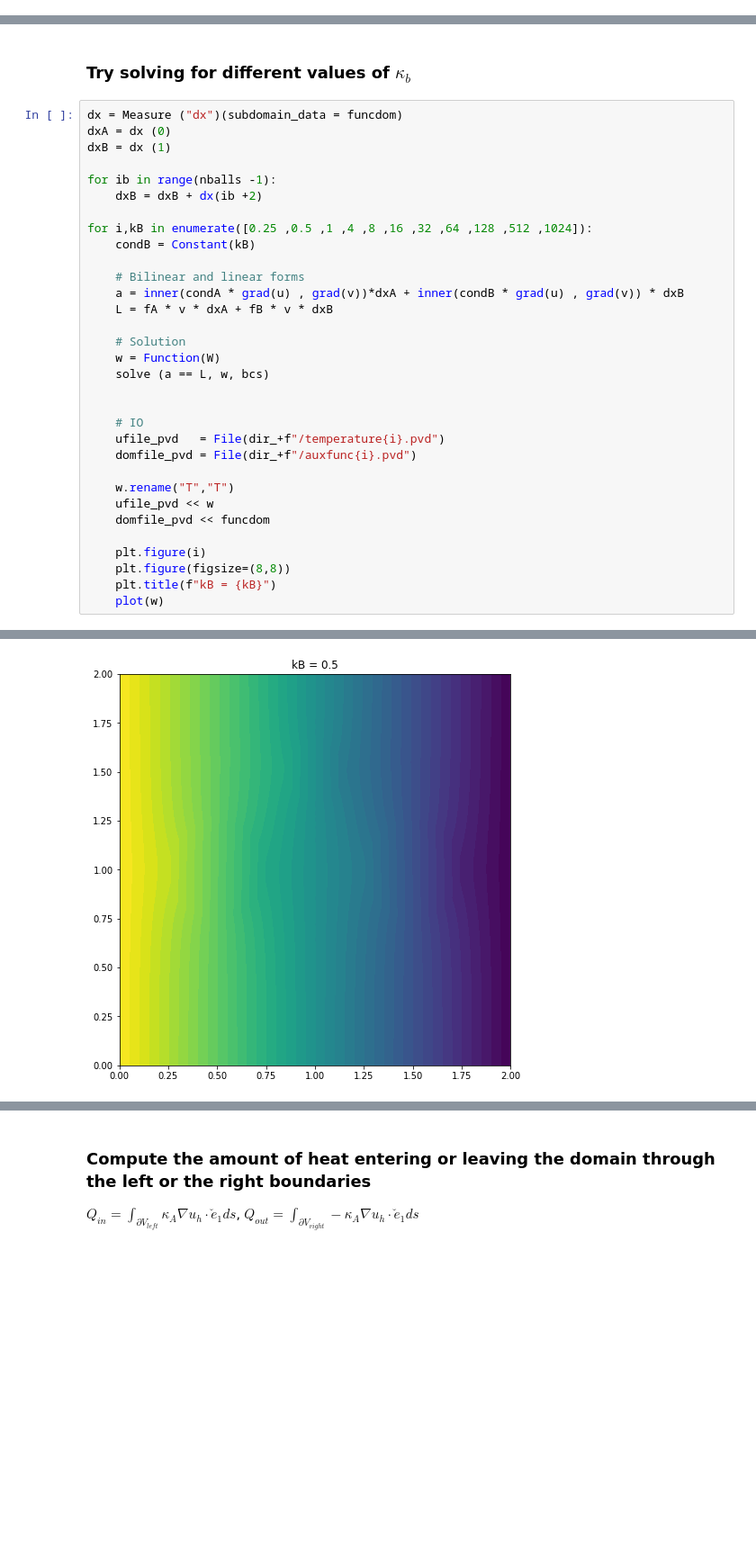
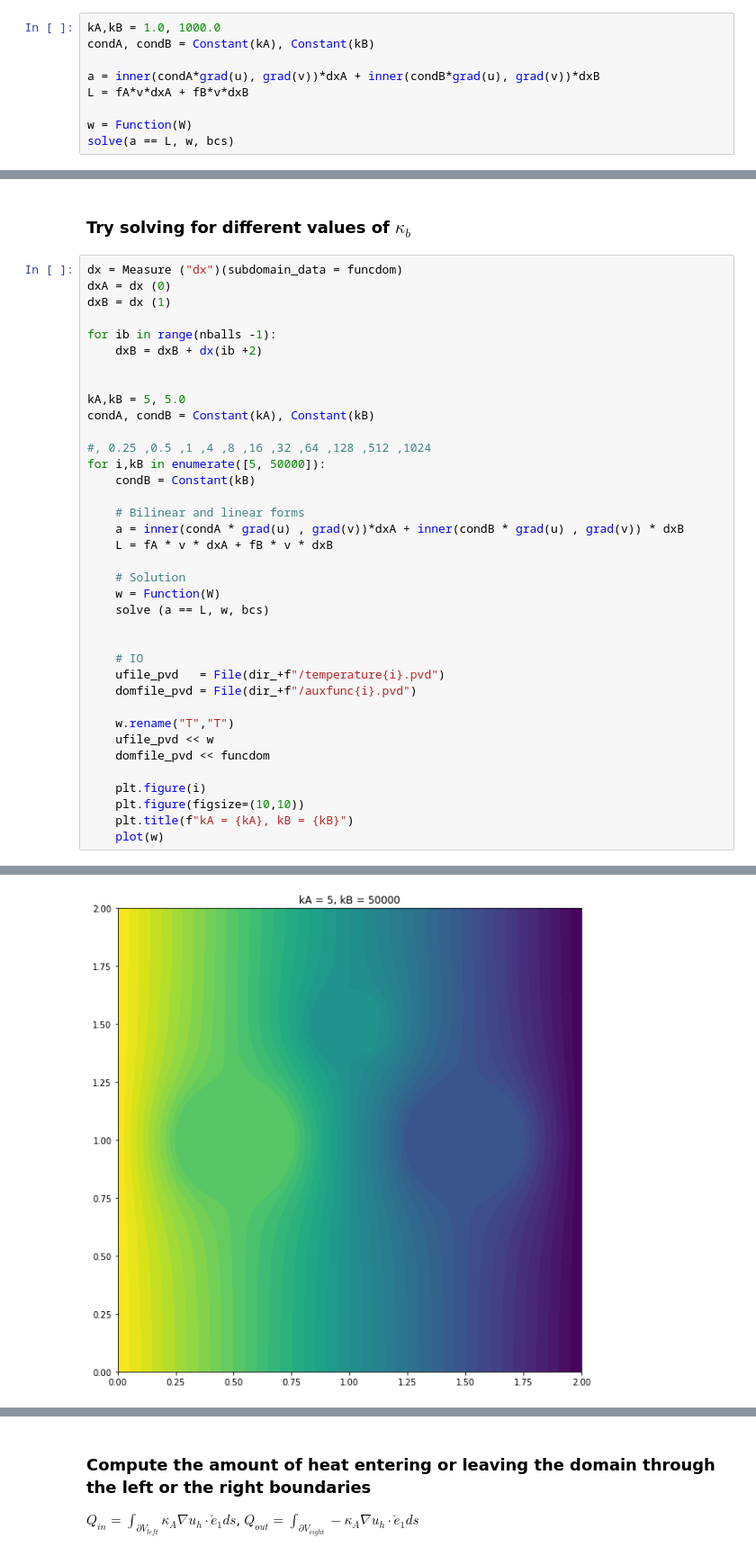
Before and after one commit to ericlesaquiles/FEMexperiments, a Jupyter notebook: ex1.ipynb, the cells around one changed output, grey strips where cells are left out. Shown at 90% size. Drawn from its saved outputs; the diff is of its cells as text; blank space fills up the shorter version.

```diff
--- a/ex1.ipynb
+++ b/ex1.ipynb
@@ -187,2 +189,11 @@ if fileio == 'xdmf':
+# %%
+kA,kB = 1.0, 1000.0
+condA, condB = Constant(kA), Constant(kB)
+
+a = inner(condA*grad(u), grad(v))*dxA + inner(condB*grad(u), grad(v))*dxB
+L = fA*v*dxA + fB*v*dxB
+
+w = Function(W)
+solve(a == L, w, bcs)
 # %%
 plt.figure(figsize=(15,15))
@@ -219,7 +230,12 @@ dxB = dx (1)
 for ib in range(nballs -1):
     dxB = dxB + dx(ib +2)
 
-for i,kB in enumerate([0.25 ,0.5 ,1 ,4 ,8 ,16 ,32 ,64 ,128 ,512 ,1024]):
+
+kA,kB = 5, 5.0
+condA, condB = Constant(kA), Constant(kB)
+
+#, 0.25 ,0.5 ,1 ,4 ,8 ,16 ,32 ,64 ,128 ,512 ,1024
+for i,kB in enumerate([5, 50000]):
     condB = Constant(kB)
 
     # Bilinear and linear forms
@@ -240,8 +256,8 @@ for i,kB in enumerate([0.25 ,0.5 ,1 ,4 ,8 ,16 ,32 ,64 ,128 ,512 ,1024]):
     domfile_pvd << funcdom
 
     plt.figure(i)
-    plt.figure(figsize=(8,8))
-    plt.title(f"kB = {kB}")
+    plt.figure(figsize=(10,10))
+    plt.title(f"kA = {kA}, kB = {kB}")
     plot(w)
 # %% [output]
 <Figure size 432x288 with 0 Axes>
@@ -249 +265 @@ for i,kB in enumerate([0.25 ,0.5 ,1 ,4 ,8 ,16 ,32 ,64 ,128 ,512 ,1024]):
-[figure, old version]
+[figure, new version]
```
Also changed, not shown: parts of 10 cells of this notebook.
